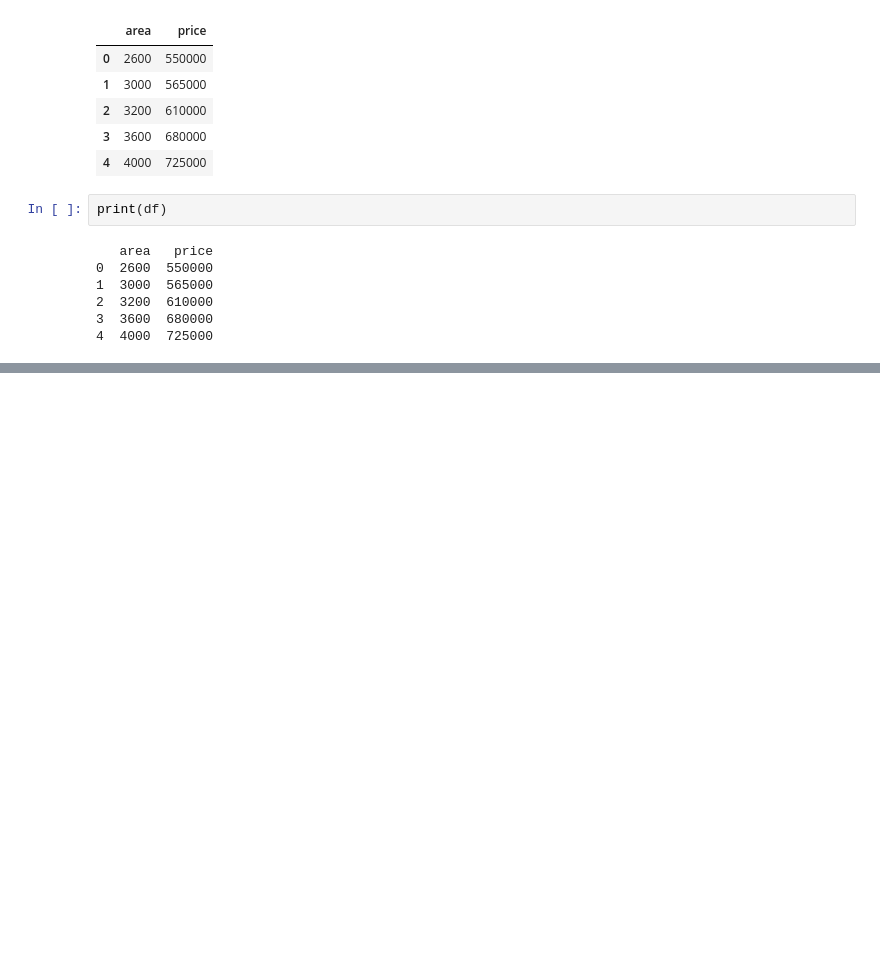
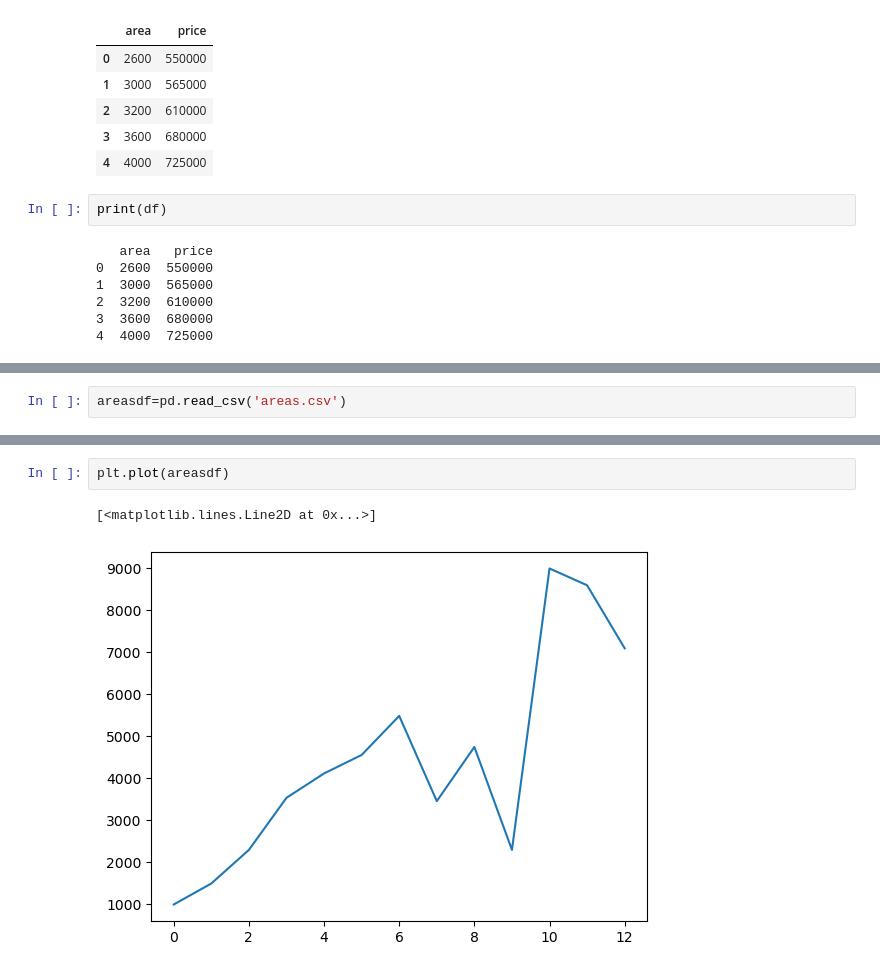
Before and after one commit to rolansy/PyLadder, a Jupyter notebook: MoLLy/Linear Regsevy .ipynb, the cells around one changed output, grey strips where cells are left out. Drawn from its saved outputs; the diff is of its cells as text; blank space fills up the shorter version.

```diff
--- a/MoLLy/Linear Regsevy .ipynb
+++ b/MoLLy/Linear Regsevy .ipynb
@@ -25,0 +73,2 @@ print(df)
+# %%
+areasdf=pd.read_csv('areas.csv')
@@ -25,0 +92,5 @@ print(df)
+# %%
+plt.plot(areasdf)
+# %% [output]
+[<matplotlib.lines.Line2D at 0x...>]
+[figure, added]
```
Also changed, not shown: parts of 19 cells of this notebook.
